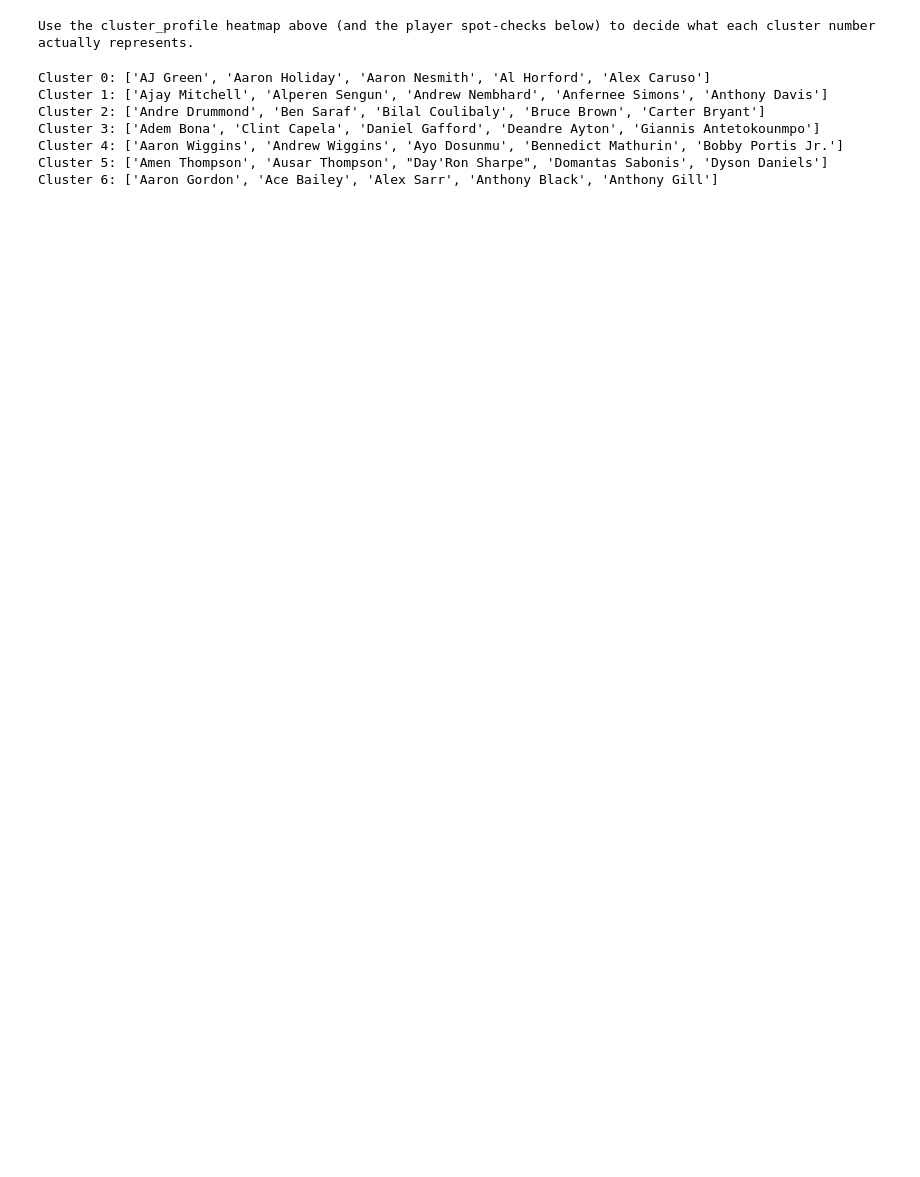
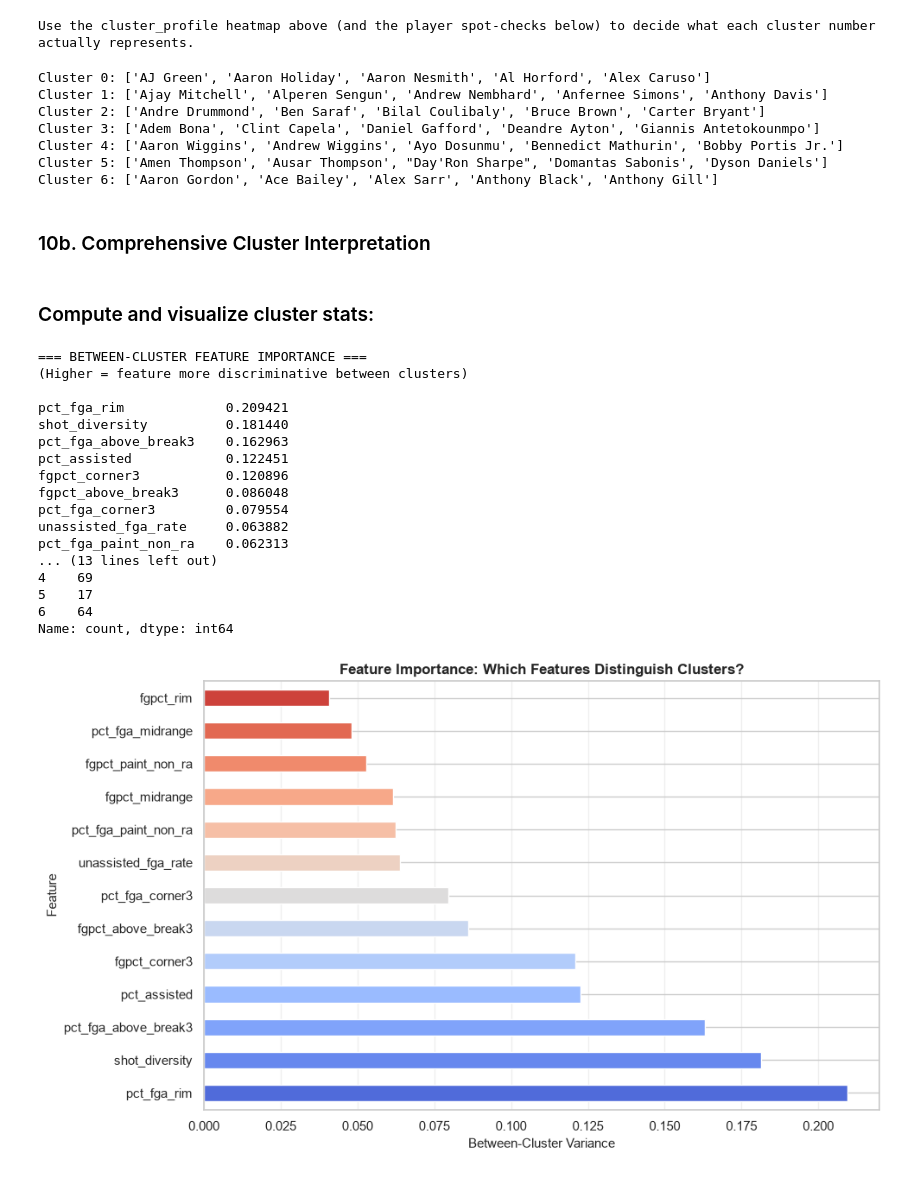
Before and after one commit to l0stpanda/sports-analytics-portfolio, a Jupyter notebook: basketball/shot-archetype-clustering/nba_shot_archetype_clustering.ipynb, the cells around one changed output. Saved outputs shown, nothing was run; the diff lists cells and outputs as text; code cells hidden in the pictures; blank space fills up the shorter version.

```diff
--- a/basketball/shot-archetype-clustering/nba_shot_archetype_clustering.ipynb
+++ b/basketball/shot-archetype-clustering/nba_shot_archetype_clustering.ipynb
@@ -844,3 +1181,5 @@ Cluster 3: ['Adem Bona', 'Clint Capela', 'Daniel Gafford', 'Deandre Ayton', 'Gia
 Cluster 4: ['Aaron Wiggins', 'Andrew Wiggins', 'Ayo Dosunmu', 'Bennedict Mathurin', 'Bobby Portis Jr.']
 Cluster 5: ['Amen Thompson', 'Ausar Thompson', "Day'Ron Sharpe", 'Domantas Sabonis', 'Dyson Daniels']
 Cluster 6: ['Aaron Gordon', 'Ace Bailey', 'Alex Sarr', 'Anthony Black', 'Anthony Gill']
+# %% [markdown]
+### 10b. Comprehensive Cluster Interpretation
@@ -846,0 +1493,37 @@ Cluster 6: ['Aaron Gordon', 'Ace Bailey', 'Alex Sarr', 'Anthony Black', 'Anthony
+# %% [markdown]
+### Compute and visualize cluster stats:
+# %%
+# Compute statistics for each cluster
+stats = compute_cluster_stats(features_df, FEATURE_COLS)
+
+print("\n=== BETWEEN-CLUSTER FEATURE IMPORTANCE ===")
+print("(Higher = feature more discriminative between clusters)\n")
+print(stats["between_cluster_variance"].sort_values(ascending=False))
+
+print("\n=== CLUSTER SIZES ===\n")
+print(stats["cluster_sizes"])
+
+# Visualize feature importance
+create_feature_importance_chart(stats)
+
+# Show cluster sizes
+create_cluster_composition_chart(features_df)
+# %% [output]
+=== BETWEEN-CLUSTER FEATURE IMPORTANCE ===
+(Higher = feature more discriminative between clusters)
+
+pct_fga_rim             0.209421
+shot_diversity          0.181440
+pct_fga_above_break3    0.162963
+pct_assisted            0.122451
+fgpct_corner3           0.120896
+fgpct_above_break3      0.086048
+pct_fga_corner3         0.079554
+unassisted_fga_rate     0.063882
+pct_fga_paint_non_ra    0.062313
+... (13 lines left out)
+4    69
+5    17
+6    64
+Name: count, dtype: int64
+[figure, added]
```
Also changed, not shown: parts of 24 cells of this notebook, 2 other files.
